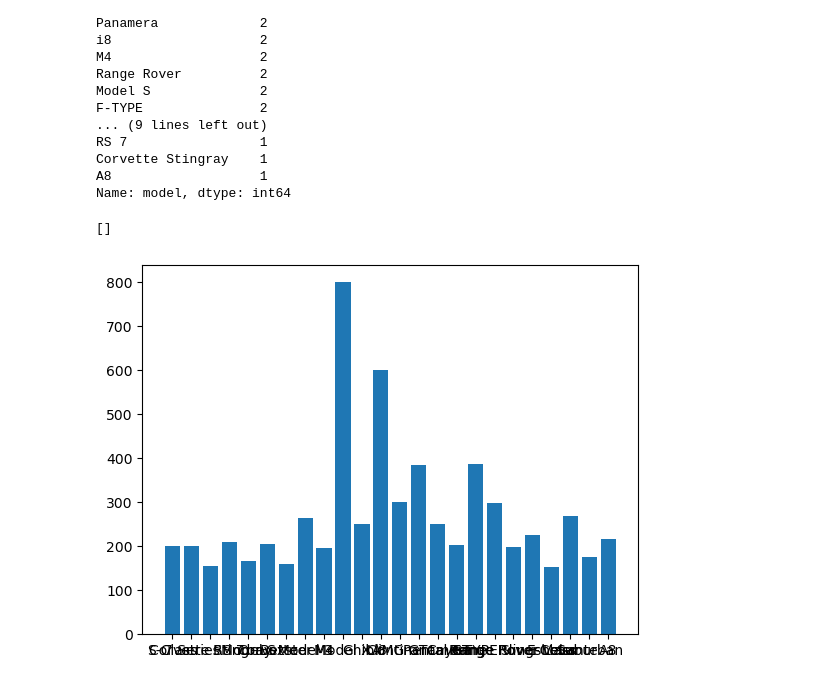
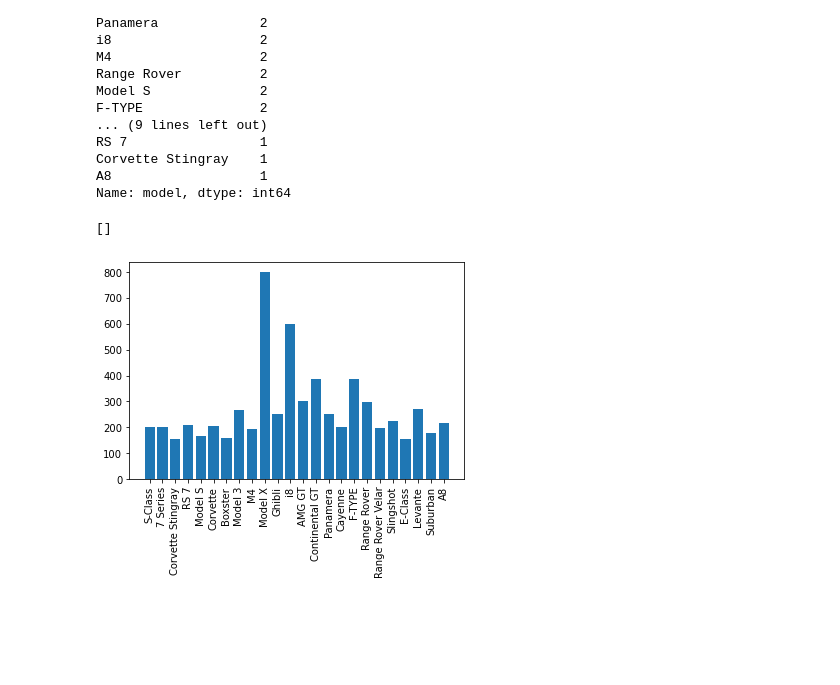
Before and after one commit to JADukeAIPI/AIPIProject, a Jupyter notebook: readcsv.ipynb, the cells around one changed output. Saved outputs shown, nothing was run; the diff lists cells and outputs as text; code cells hidden in the pictures; blank space fills up the shorter version.

Commit message:
change CSV graph x axis

```diff
--- a/readcsv.ipynb
+++ b/readcsv.ipynb
@@ -94,9 +94,9 @@ Corvette Stingray    1
 A8                   1
 Name: model, dtype: int64
 # %%
-plt.bar(df_ATL_lux['model'], df_ATL_lux["daily_rate"])
-plt.figure(figsize=(100,50))
+plt.bar(x=df_ATL_lux['model'], height =df_ATL_lux['daily_rate'])
+plt.xticks(rotation=90)
 plt.plot()
 # %% [output]
 []
-[figure, old version]
+[figure, new version]
```
Also changed, not shown: parts of 2 cells of this notebook.
